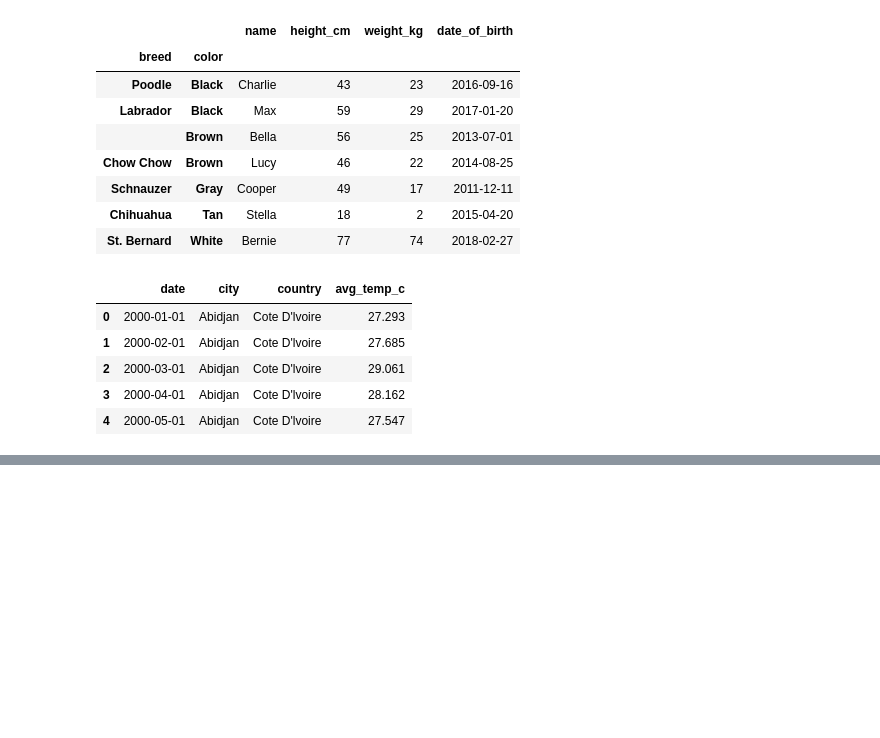
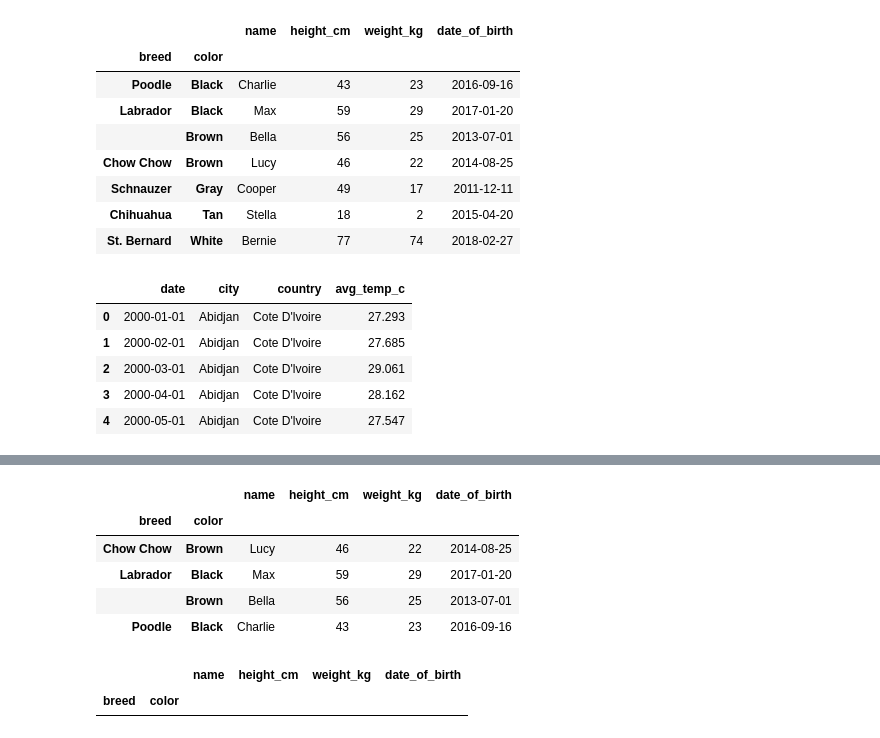
Before and after one commit to Abito21/DataScience-Python-DataCamp, a Jupyter notebook: 3-Data-Manipulation-with-Pandas.ipynb, the cells around one changed output, grey strips where cells are left out. Cells and saved outputs as stored; diff of their text form; code cells hidden in the pictures; blank space fills up the shorter version.

```diff
--- a/3-Data-Manipulation-with-Pandas.ipynb
+++ b/3-Data-Manipulation-with-Pandas.ipynb
@@ -948,0 +1019,15 @@ dogs.head()
+# %%
+import pandas as pd
+dict = {
+    "name": ["Bella", "Charlie", "Lucy", "Cooper", "Max", "Stella", "Bernie"],
+    "breed": ["Labrador", "Poodle", "Chow Chow", "Schnauzer", "Labrador", "Chihuahua", "St. Bernard"],
+    "color": ["Brown", "Black", "Brown", "Gray", "Black", "Tan", "White"],
+    "height_cm": [56, 43, 46, 49, 59, 18, 77],
+    "weight_kg": [25, 23, 22, 17, 29, 2, 74],
+    "date_of_birth": ["2013-07-01", "2016-09-16", "2014-08-25", "2011-12-11", "2017-01-20", "2015-04-20", "2018-02-27"]
+}
+
+# Summarizing numerical data
+dogs = pd.DataFrame(dict)
+
+dogs.head()
@@ -948,0 +1075,4 @@ dogs.head()
+# %%
+# Sort index before you slice
+dogs_srt = dogs.set_index(['breed', 'color']).sort_index()
+print(dogs_srt)
@@ -948,0 +1089,16 @@ dogs.head()
+# %%
+# Slicing the outer index level
+dogs_srt.loc['Chow Chow':'Poodle']
+# %% [output]
+|  |  | name | height_cm | weight_kg | date_of_birth |
+| breed | color |  |  |  |  |
+| Chow Chow | Brown | Lucy | 46 | 22 | 2014-08-25 |
+| Labrador | Black | Max | 59 | 29 | 2017-01-20 |
+|  | Brown | Bella | 56 | 25 | 2013-07-01 |
+| Poodle | Black | Charlie | 43 | 23 | 2016-09-16 |
+# %%
+# SLicy the inneer index levels badly
+dogs_srt.loc["Tan":"Grey"]
+# %% [output]
+|  |  | name | height_cm | weight_kg | date_of_birth |
+| breed | color |  |  |  |  |
```
Also changed, not shown: parts of 34 cells of this notebook.
